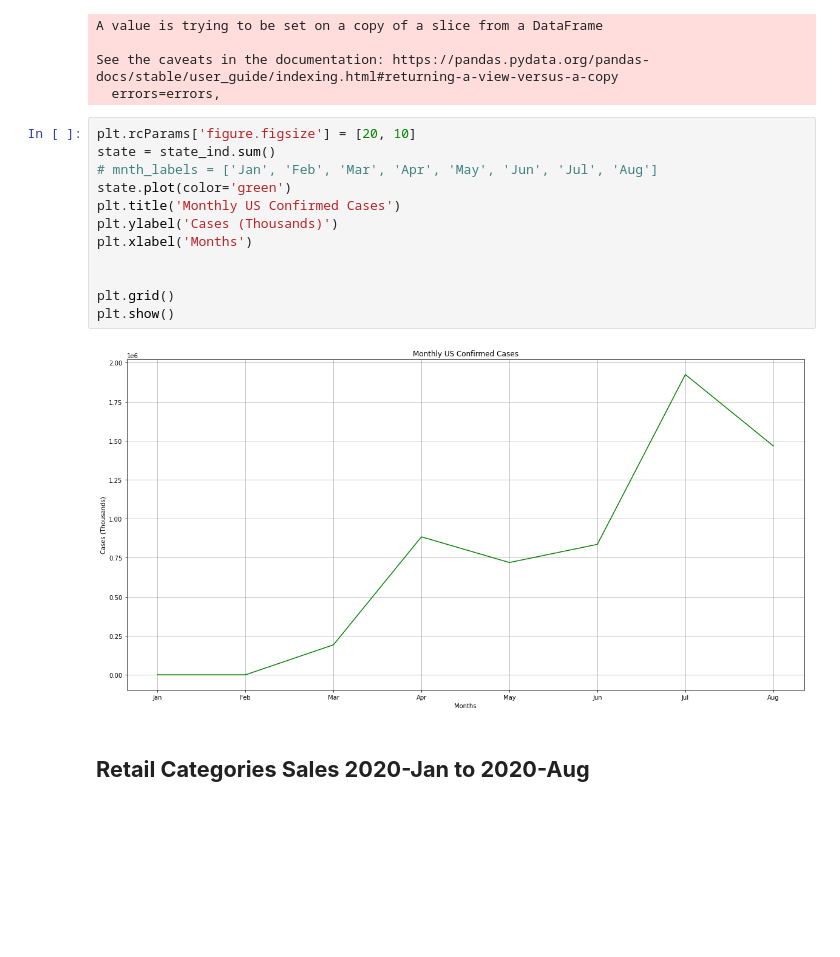
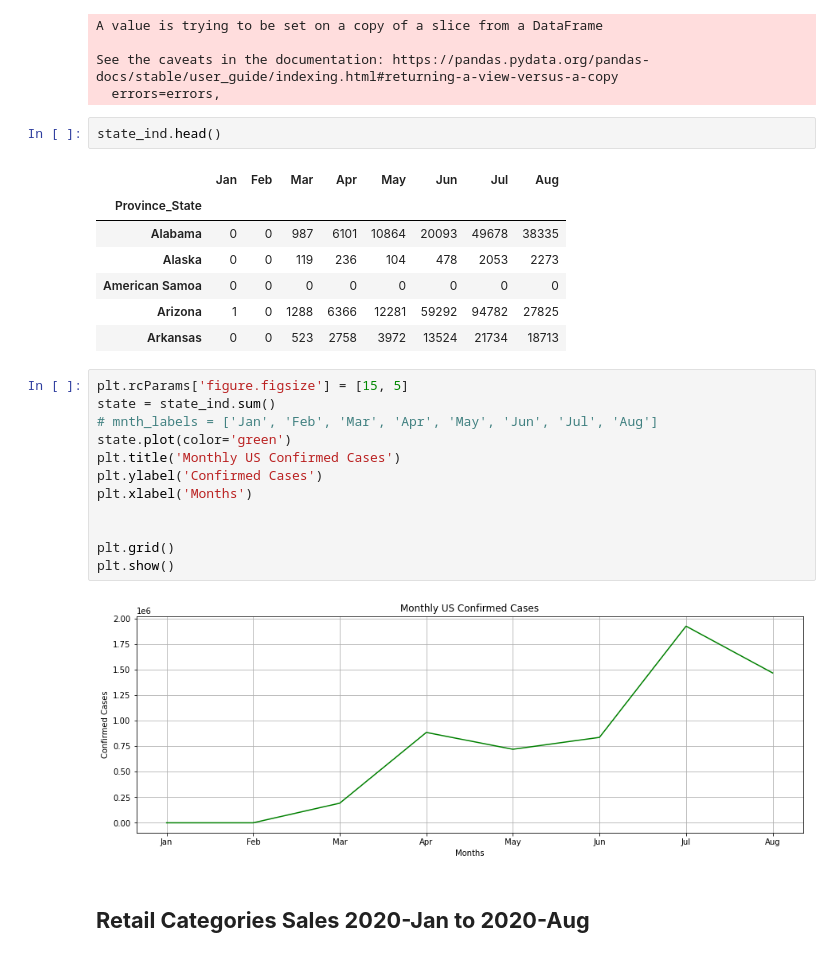
Before and after one commit to LenSin3/Conservatory-cvd19-retail, a Jupyter notebook: covid-retail.ipynb, the cells around one changed output. Cells and saved outputs as stored; diff of their text form; blank space fills up the shorter version.

```diff
--- a/covid-retail.ipynb
+++ b/covid-retail.ipynb
@@ -122,20 +122,30 @@ A value is trying to be set on a copy of a slice from a DataFrame
 
 See the caveats in the documentation: https://pandas.pydata.org/pandas-docs/stable/user_guide/indexing.html#returning-a-view-versus-a-copy
   errors=errors,
+# %%
+state_ind.head()
+# %% [output]
+|  | Jan | Feb | Mar | Apr | May | Jun | Jul | Aug |
+| Province_State |  |  |  |  |  |  |  |  |
+| Alabama | 0 | 0 | 987 | 6101 | 10864 | 20093 | 49678 | 38335 |
+| Alaska | 0 | 0 | 119 | 236 | 104 | 478 | 2053 | 2273 |
+| American Samoa | 0 | 0 | 0 | 0 | 0 | 0 | 0 | 0 |
+| Arizona | 1 | 0 | 1288 | 6366 | 12281 | 59292 | 94782 | 27825 |
+| Arkansas | 0 | 0 | 523 | 2758 | 3972 | 13524 | 21734 | 18713 |
 # %%
-plt.rcParams['figure.figsize'] = [20, 10]
+plt.rcParams['figure.figsize'] = [15, 5]
 state = state_ind.sum()
 # mnth_labels = ['Jan', 'Feb', 'Mar', 'Apr', 'May', 'Jun', 'Jul', 'Aug']
 state.plot(color='green')
 plt.title('Monthly US Confirmed Cases')
-plt.ylabel('Cases (Thousands)')
+plt.ylabel('Confirmed Cases')
 plt.xlabel('Months')
 
 
 plt.grid()
 plt.show()
 # %% [output]
-[figure, old version]
+[figure, new version]
 # %% [markdown]
 ## **Retail Categories Sales 2020-Jan to 2020-Aug**
 # %%
```
Also changed, not shown: parts of 16 cells of this notebook.
